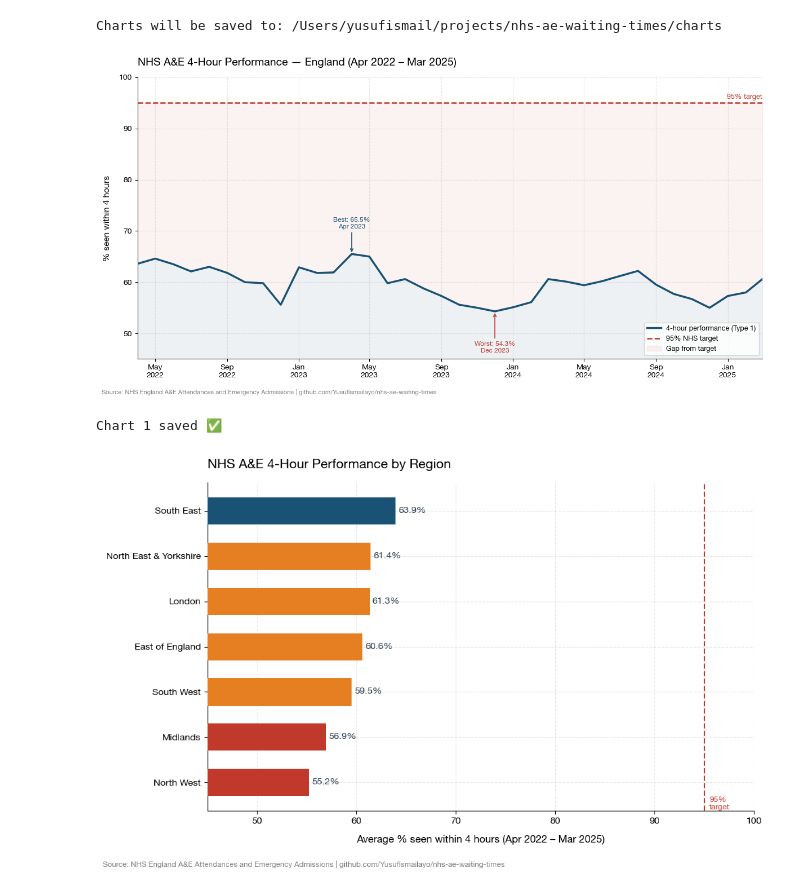
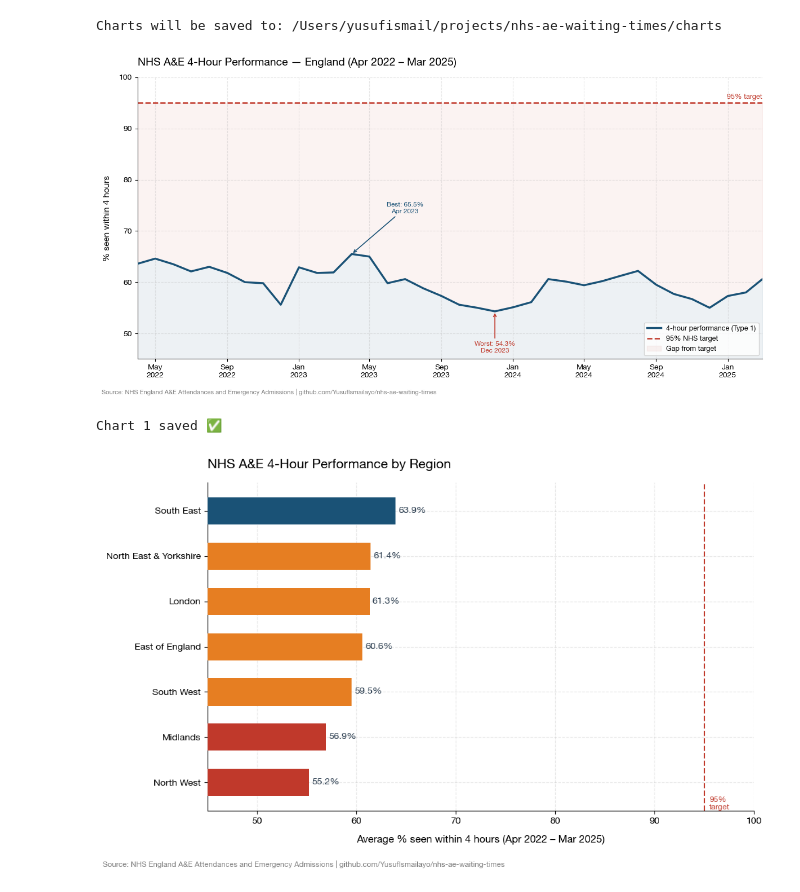
Before and after one commit to YusufIsmailayo/nhs-ae-waiting-times, a Jupyter notebook: notebooks/04_analysis.ipynb, the cells around one changed output. Saved outputs shown, nothing was run; the diff lists cells and outputs as text; code cells hidden in the pictures.

```diff
--- a/notebooks/04_analysis.ipynb
+++ b/notebooks/04_analysis.ipynb
@@ -339,13 +339,10 @@ ax.annotate(
 )
 
 # Annotate best month
-best_idx = national['perf_4hr_type1'].idxmax()
-best_date = national.loc[best_idx, 'period_date']
-best_perf = national.loc[best_idx, 'perf_4hr_type1']
 ax.annotate(
     f'Best: {best_perf}%\n{best_date.strftime("%b %Y")}',
     xy=(best_date, best_perf),
-    xytext=(best_date, best_perf + 5),
+    xytext=(best_date + pd.DateOffset(months=3), best_perf + 8),
     fontsize=8.5,
     color='#1a5276',
     ha='center',
@@ -371,34 +368,34 @@ ax.set_title(
     fontweight='bold',
     pad=15,
     loc='left'
 )
 ax.legend(loc='lower right', fontsize=9, framealpha=0.8)
 
 # X axis formatting
 ax.xaxis.set_major_formatter(
     plt.matplotlib.dates.DateFormatter('%b\n%Y')
 )
 
 # Source note
 fig.text(
     0.01, -0.02,
     'Source: NHS England A&E Attendances and Emergency Admissions | '
     'github.com/YusufIsmailayo/nhs-ae-waiting-times',
     fontsize=8,
     color='grey'
 )
 ax.set_xlim(national['period_date'].min(),
             pd.Timestamp('2025-03-01'))
 plt.tight_layout()
 plt.savefig(
     os.path.join(CHARTS_DIR, 'chart1_national_performance.png'),
     dpi=150,
     bbox_inches='tight'
 )
 plt.show()
 print("Chart 1 saved ✅")
 # %% [output]
-[figure, old version]
+[figure, new version]
 Chart 1 saved ✅
 # %%
 # Average performance by region across 36 months
```
Also changed, not shown: parts of 3 cells of this notebook, 1 other file.
